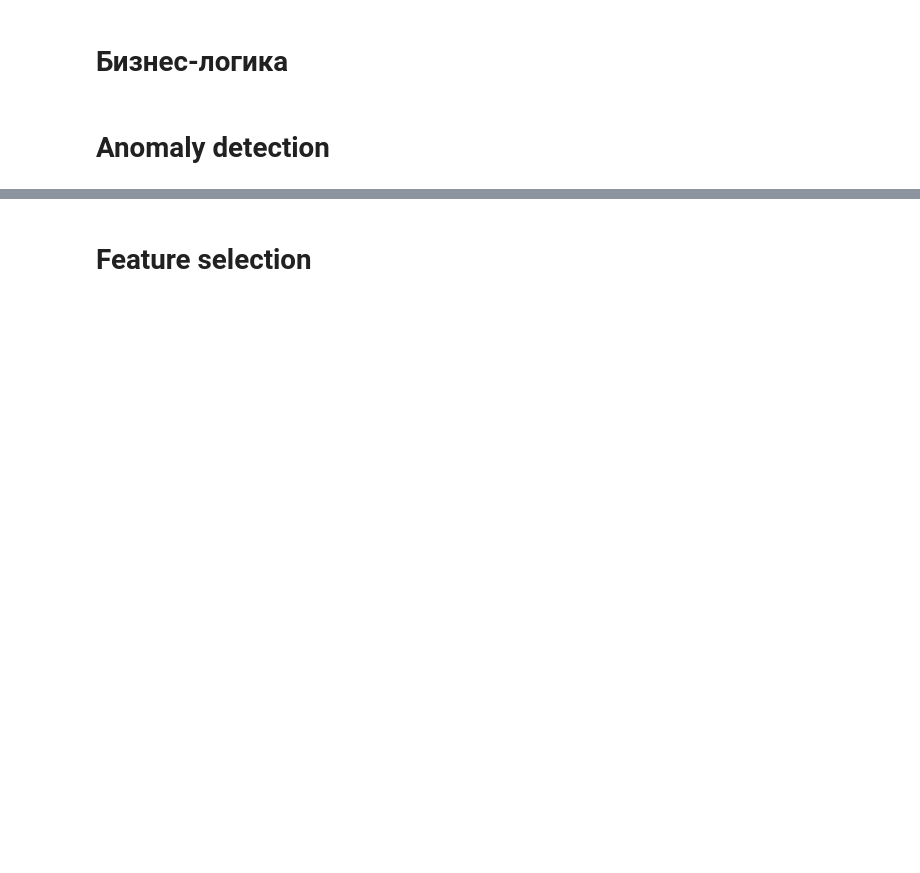
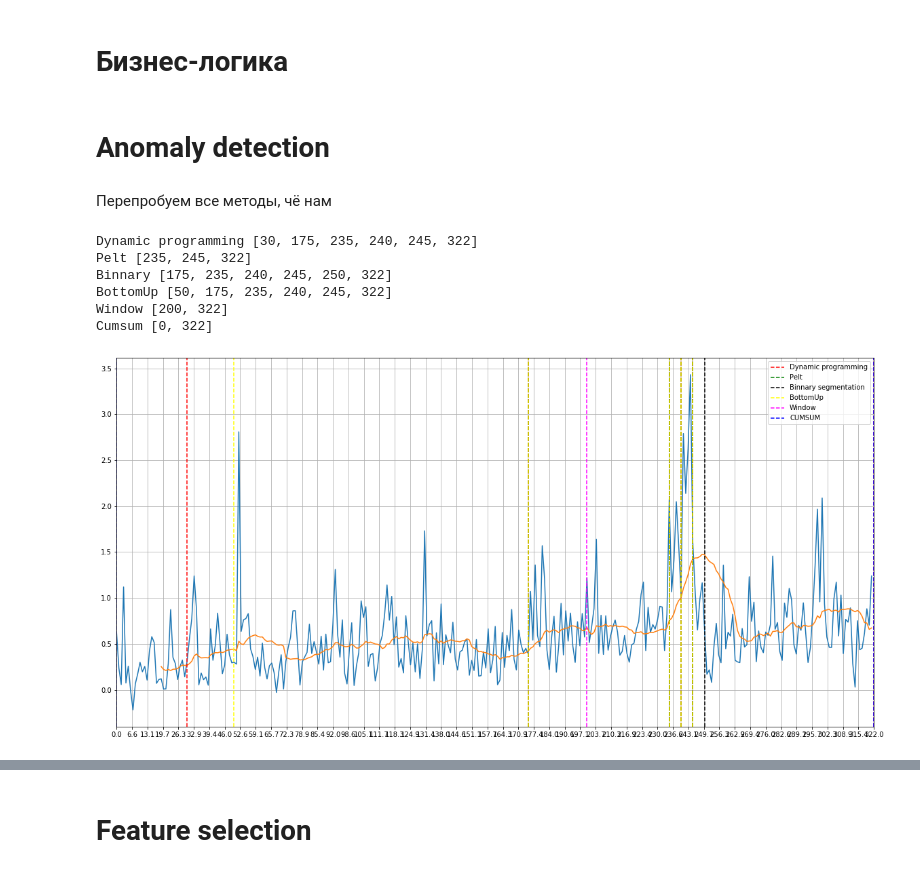
Before and after one commit to Penitto/StochProcs3, a Jupyter notebook: Proj.ipynb, the cells around one changed output, grey strips where cells are left out. Saved outputs shown, nothing was run; the diff lists cells and outputs as text; code cells hidden in the pictures; blank space fills up the shorter version.

```diff
--- a/Proj.ipynb
+++ b/Proj.ipynb
@@ -152,3 +76,78 @@ test['weekday'] = test.index.weekday
 # Бизнес-логика
 # %% [markdown]
 # Anomaly detection
+# %% [markdown]
+Перепробуем все методы, чё нам
+# %%
+# Абсолютные значения (все)
+alg = rpt.Dynp(jump=5).fit(data['Target'].values)
+my_bkpg_dynp = alg.predict(n_bkps=5)
+print('Dynamic programming ' + str(my_bkpg_dynp))
+
+alg = rpt.Pelt(jump=5).fit(data['Target'].values)
+my_bkpg_pelt = alg.predict(pen=10)
+print('Pelt ' + str(my_bkpg_pelt))
+
+alg = rpt.Binseg(jump=5).fit(data['Target'].values)
+my_bkpg_binseg = alg.predict(n_bkps=5)
+print('Binnary ' + str(my_bkpg_binseg))
+
+alg = rpt.BottomUp(jump=5).fit(data['Target'].values)
+my_bkpg_bot = alg.predict(n_bkps=5)
+print('BottomUp ' + str(my_bkpg_bot))
+
+alg = rpt.Window(jump=5).fit(data['Target'].values)
+my_bkpg_win = alg.predict(n_bkps=5)
+print('Window ' + str(my_bkpg_win))
+
+my_bkpg_cumsum = change_point_detection(data['Target'].values.tolist(), )
+print('Cumsum ' + str(my_bkpg_cumsum))
+# %% [output]
+Dynamic programming [30, 175, 235, 240, 245, 322]
+Pelt [235, 245, 322]
+Binnary [175, 235, 240, 245, 250, 322]
+BottomUp [50, 175, 235, 240, 245, 322]
+Window [200, 322]
+Cumsum [0, 322]
+# %%
+rolling_mean = data['Target'].rolling(window=20).mean().values
+plt.figure(figsize=(20,10))
+plt.plot(data['Target'].values)
+plt.plot(rolling_mean)
+plt.xticks(np.linspace(0,322))
+plt.xlim((0,322))
+for i, xc in enumerate(my_bkpg_dynp):
+    if i != len(my_bkpg_dynp) - 1:
+        plt.axvline(x=xc,color='red', linestyle='--')
+    else:
+        plt.axvline(x=xc,color='red', linestyle='--', label='Dynamic programming')
+for i, xc in enumerate(my_bkpg_pelt):
+    if i != len(my_bkpg_pelt) - 1:
+        plt.axvline(x=xc, color='green', linestyle='--')
+    else:
+        plt.axvline(x=xc, color='green', linestyle='--', label='Pelt')
+for i, xc in enumerate(my_bkpg_binseg):
+    if i != len(my_bkpg_binseg) - 1:
+        plt.axvline(x=xc, color='black', linestyle='--')
+    else:
+        plt.axvline(x=xc, color='black', linestyle='--', label='Binnary segmentation')
+for i, xc in enumerate(my_bkpg_bot):
+    if i != len(my_bkpg_bot) - 1:
+        plt.axvline(x=xc, color='yellow', linestyle='--')
+    else:
+        plt.axvline(x=xc, color='yellow', linestyle='--', label='BottomUp')
+for i, xc in enumerate(my_bkpg_win):
+    if i != len(my_bkpg_win) - 1:
+        plt.axvline(x=xc, color='magenta', linestyle='--')
+    else:
+        plt.axvline(x=xc, color='magenta', linestyle='--', label='Window')
+for i, xc in enumerate(my_bkpg_cumsum):
+    if i != len(my_bkpg_cumsum) - 1:
+        plt.axvline(x=xc, color='blue', linestyle='--')
+    else:
+        plt.axvline(x=xc, color='blue', linestyle='--', label='CUMSUM')
+plt.grid()
+plt.legend()
+plt.show()
+# %% [output]
+[figure, added]
```
Also changed, not shown: parts of 14 cells of this notebook, 9 other files.
